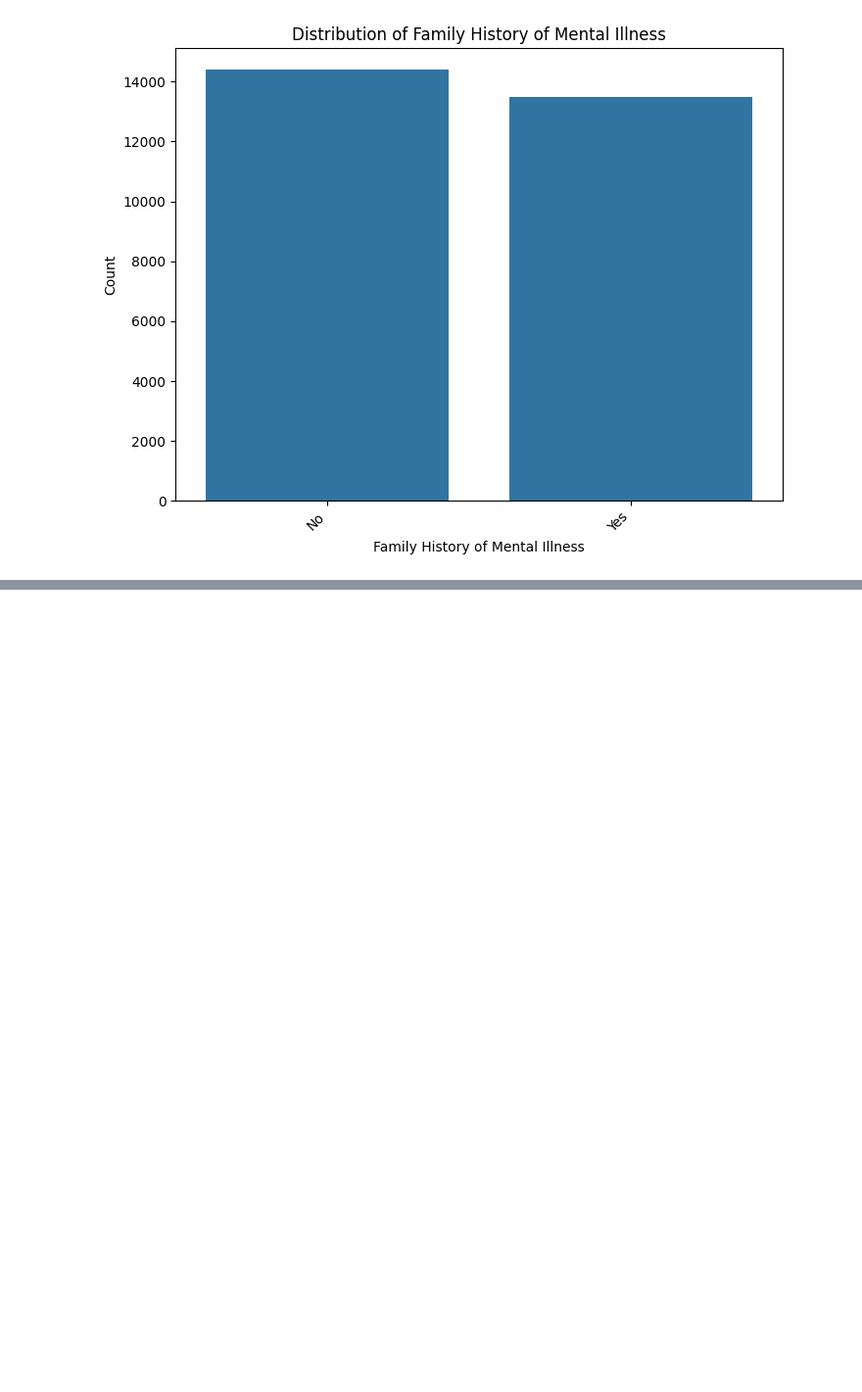
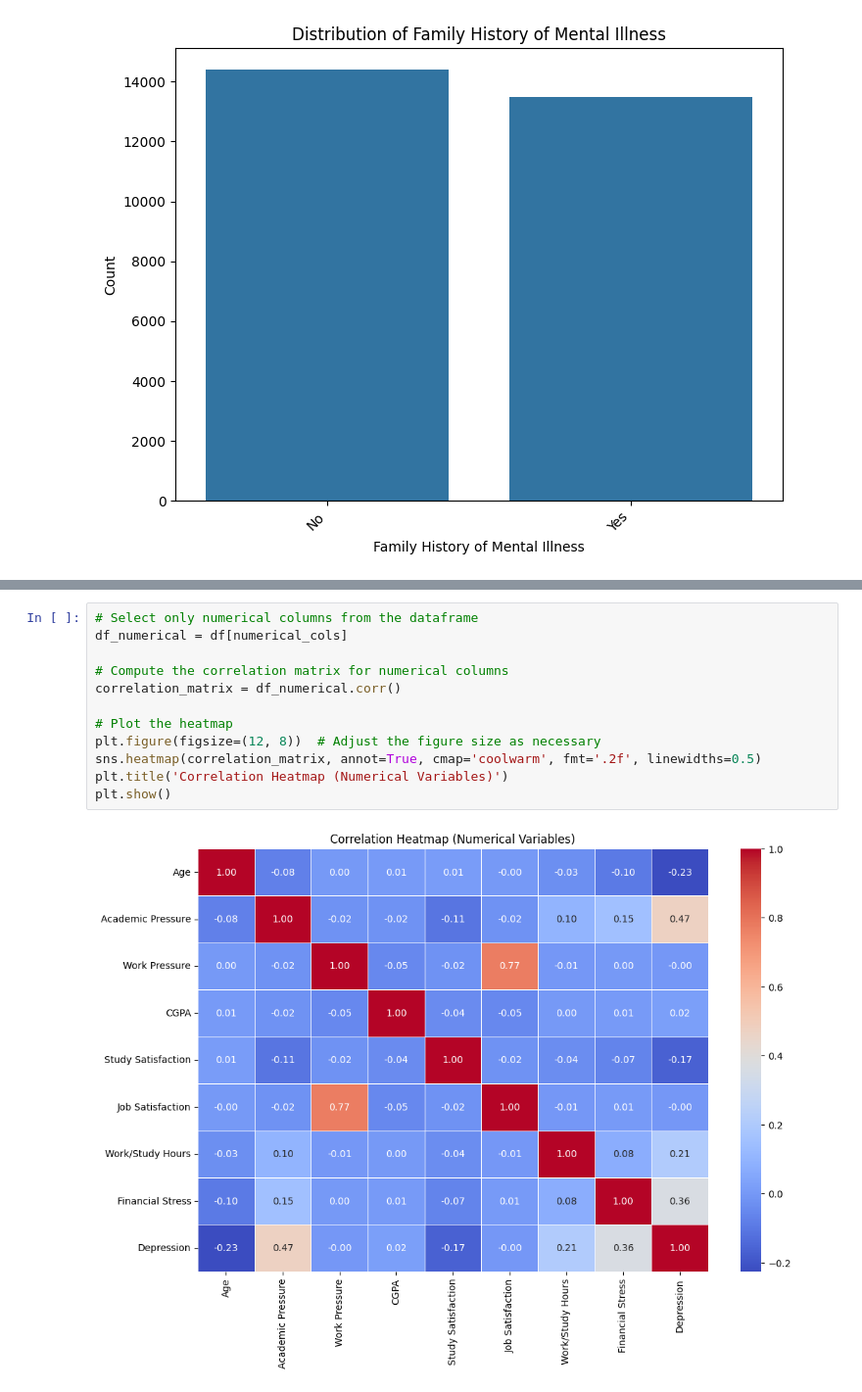
Before and after one commit to gaurav420p/Mind-Matters-Depression-Detection-ML-Project, a Jupyter notebook: analysis_model.ipynb, the cells around one changed output, grey strips where cells are left out. Shown at 98% size. Cells and saved outputs as stored; diff of their text form; blank space fills up the shorter version.

```diff
--- a/analysis_model.ipynb
+++ b/analysis_model.ipynb
@@ -138,0 +158,14 @@ for col in categorical_cols:
+# %%
+# Select only numerical columns from the dataframe
+df_numerical = df[numerical_cols]
+
+# Compute the correlation matrix for numerical columns
+correlation_matrix = df_numerical.corr()
+
+# Plot the heatmap
+plt.figure(figsize=(12, 8))  # Adjust the figure size as necessary
+sns.heatmap(correlation_matrix, annot=True, cmap='coolwarm', fmt='.2f', linewidths=0.5)
+plt.title('Correlation Heatmap (Numerical Variables)')
+plt.show()
+# %% [output]
+[figure, added]
```
Also changed, not shown: parts of 19 cells of this notebook.
